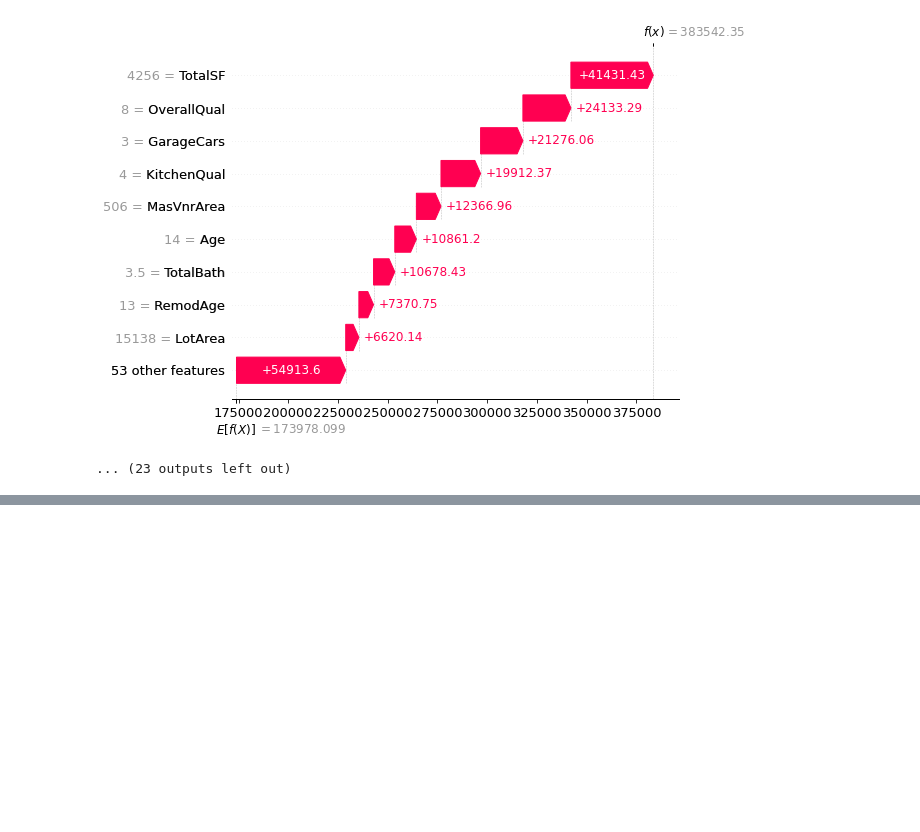
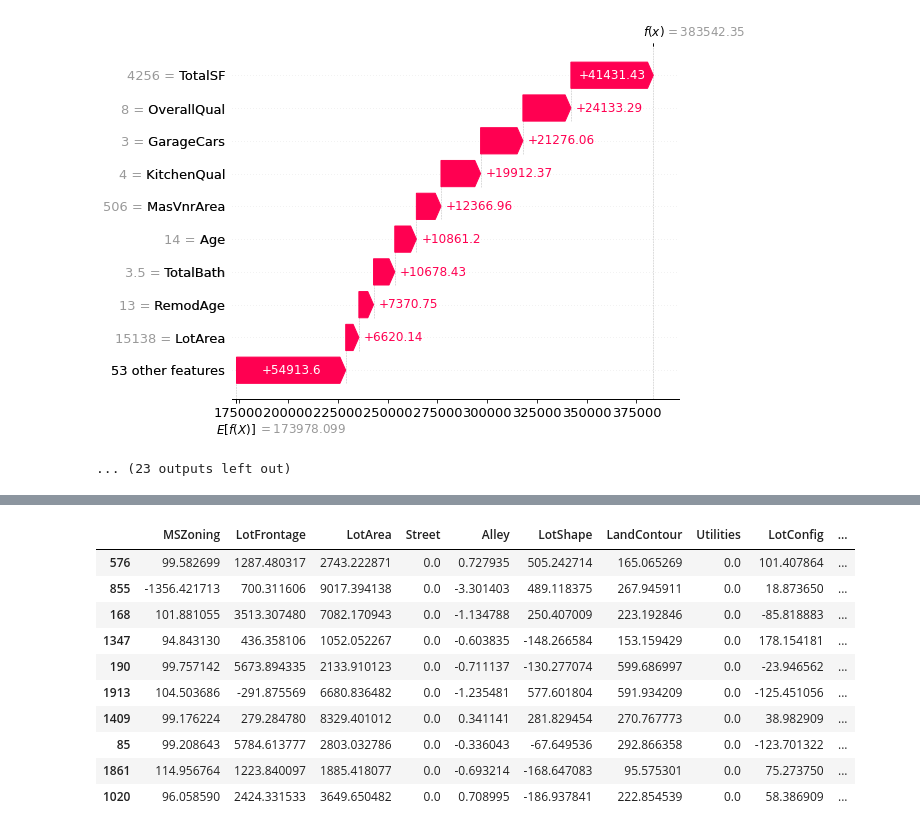
Before and after one commit to jasonphillip/Ames_Housing_ML_Project, a Jupyter notebook: models/Random_forest_model.ipynb, the cells around one changed output, grey strips where cells are left out. Drawn from its saved outputs; the diff is of its cells as text; code cells hidden in the pictures; blank space fills up the shorter version.

```diff
--- a/models/Random_forest_model.ipynb
+++ b/models/Random_forest_model.ipynb
@@ -501,0 +779,16 @@ housing
+# %%
+# Looking at the 10 observations where KitchenQual has the largest shap value.  Value range here is
+# 15,341 - 20,452
+shap_values_df.nlargest(10, "KitchenQual")
+# %% [output]
+|  | MSZoning | LotFrontage | LotArea | Street | Alley | LotShape | LandContour | Utilities | LotConfig | ... |
+| 576 | 99.582699 | 1287.480317 | 2743.222871 | 0.0 | 0.727935 | 505.242714 | 165.065269 | 0.0 | 101.407864 | ... |
+| 855 | -1356.421713 | 700.311606 | 9017.394138 | 0.0 | -3.301403 | 489.118375 | 267.945911 | 0.0 | 18.873650 | ... |
+| 168 | 101.881055 | 3513.307480 | 7082.170943 | 0.0 | -1.134788 | 250.407009 | 223.192846 | 0.0 | -85.818883 | ... |
+| 1347 | 94.843130 | 436.358106 | 1052.052267 | 0.0 | -0.603835 | -148.266584 | 153.159429 | 0.0 | 178.154181 | ... |
+| 190 | 99.757142 | 5673.894335 | 2133.910123 | 0.0 | -0.711137 | -130.277074 | 599.686997 | 0.0 | -23.946562 | ... |
+| 1913 | 104.503686 | -291.875569 | 6680.836482 | 0.0 | -1.235481 | 577.601804 | 591.934209 | 0.0 | -125.451056 | ... |
+| 1409 | 99.176224 | 279.284780 | 8329.401012 | 0.0 | 0.341141 | 281.829454 | 270.767773 | 0.0 | 38.982909 | ... |
+| 85 | 99.208643 | 5784.613777 | 2803.032786 | 0.0 | -0.336043 | -67.649536 | 292.866358 | 0.0 | -123.701322 | ... |
+| 1861 | 114.956764 | 1223.840097 | 1885.418077 | 0.0 | -0.693214 | -168.647083 | 95.575301 | 0.0 | 75.273750 | ... |
+| 1020 | 96.058590 | 2424.331533 | 3649.650482 | 0.0 | 0.708995 | -186.937841 | 222.854539 | 0.0 | 58.386909 | ... |
```
Also changed, not shown: parts of 45 cells of this notebook.
